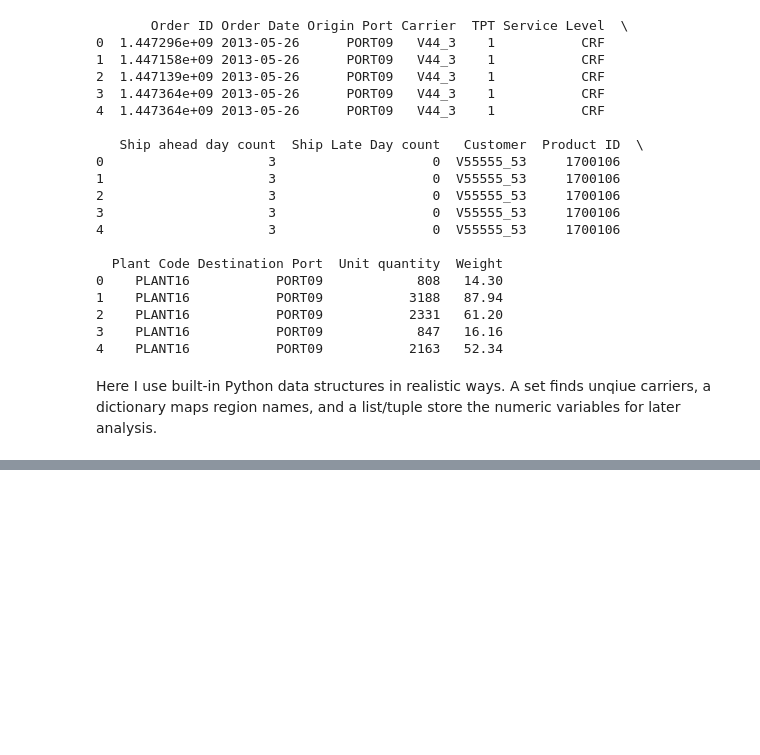
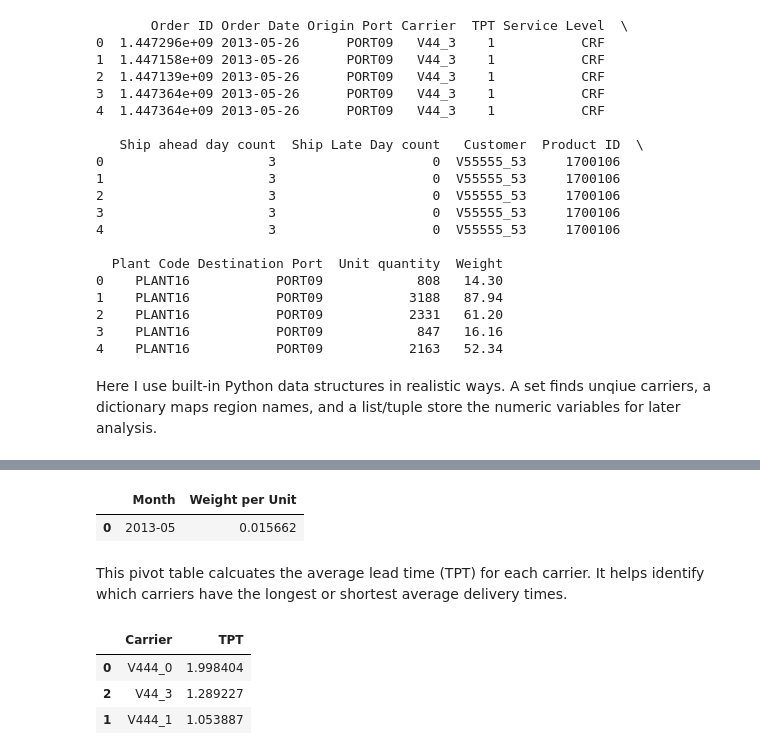
Before and after one commit to IT2053C-Gilany/final-project-patellldiyaaa, a Jupyter notebook: final-project.ipynb, the cells around one changed output, grey strips where cells are left out. Cells and saved outputs as stored; diff of their text form; code cells hidden in the pictures; blank space fills up the shorter version.

```diff
--- a/final-project.ipynb
+++ b/final-project.ipynb
@@ -223,0 +283,39 @@ Number of unique carriers: 3
+# %%
+# Convert order dates to datetime format
+
+df['Order Date'] = pd.to_datetime(df['Order Date'])
+
+# Average weight per unit by month pivot table
+monthly_weight = df.pivot_table(
+    values='Weight per Unit',
+    index=df['Order Date'].dt.to_period('M'),
+    aggfunc='mean'
+).reset_index()
+
+
+monthly_weight.rename(columns={'Order Date': 'Month'}, inplace=True)
+monthly_weight.head()
+# %% [output]
+|  | Month | Weight per Unit |
+| 0 | 2013-05 | 0.015662 |
+# %% [markdown]
+This pivot table calcuates the average lead time (TPT) for each carrier. It helps identify which carriers have the longest or shortest average delivery times.
+# %%
+# Analyze TPT by carrier
+
+supplier_pivot = (
+    df.pivot_table(
+        values='TPT',
+        index='Carrier',
+        aggfunc='mean'
+    )
+    .reset_index()
+    .sort_values(by='TPT', ascending=False)
+)
+
+supplier_pivot.head()
+# %% [output]
+|  | Carrier | TPT |
+| 0 | V444_0 | 1.998404 |
+| 2 | V44_3 | 1.289227 |
+| 1 | V444_1 | 1.053887 |
```
Also changed, not shown: parts of 11 cells of this notebook.
